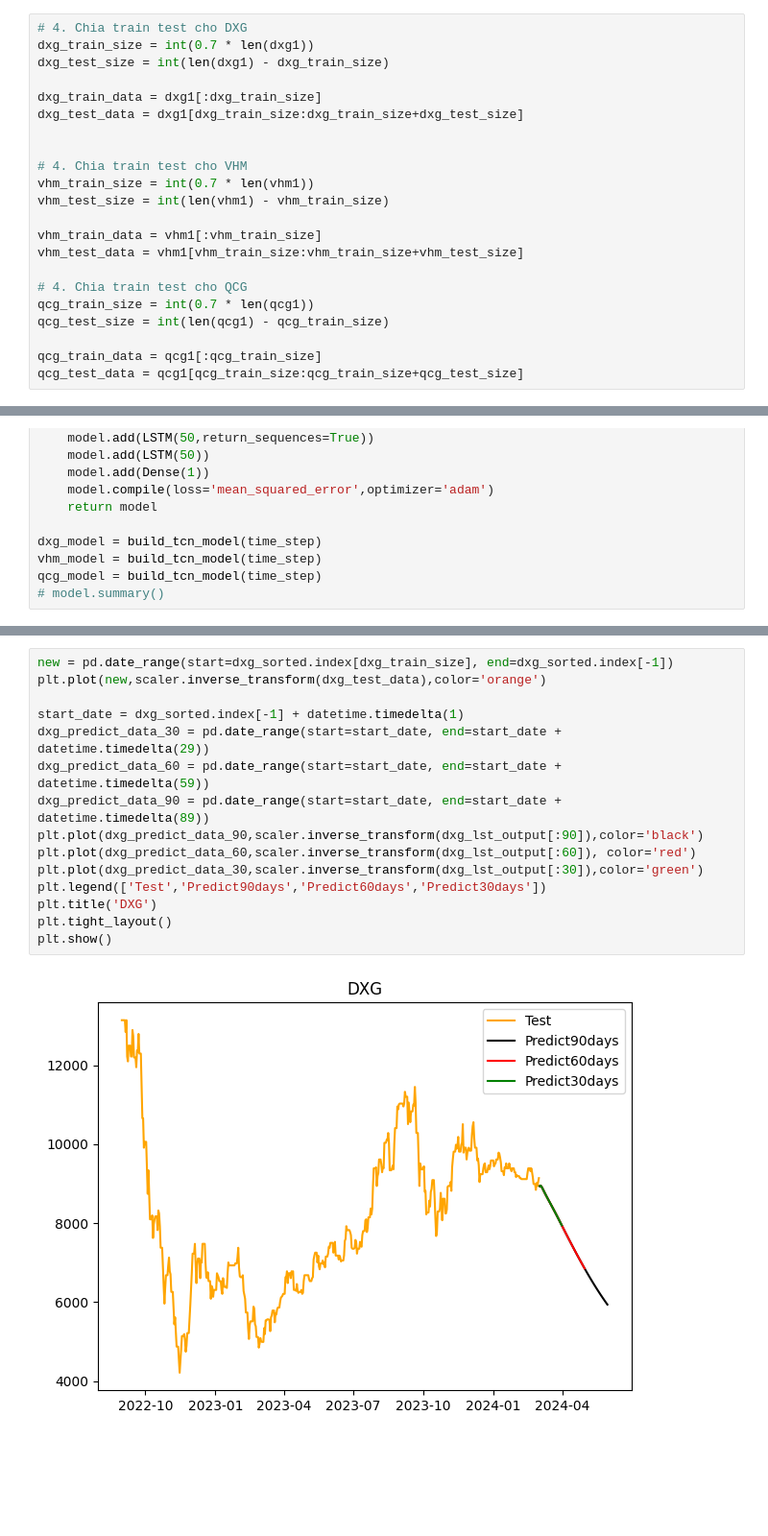
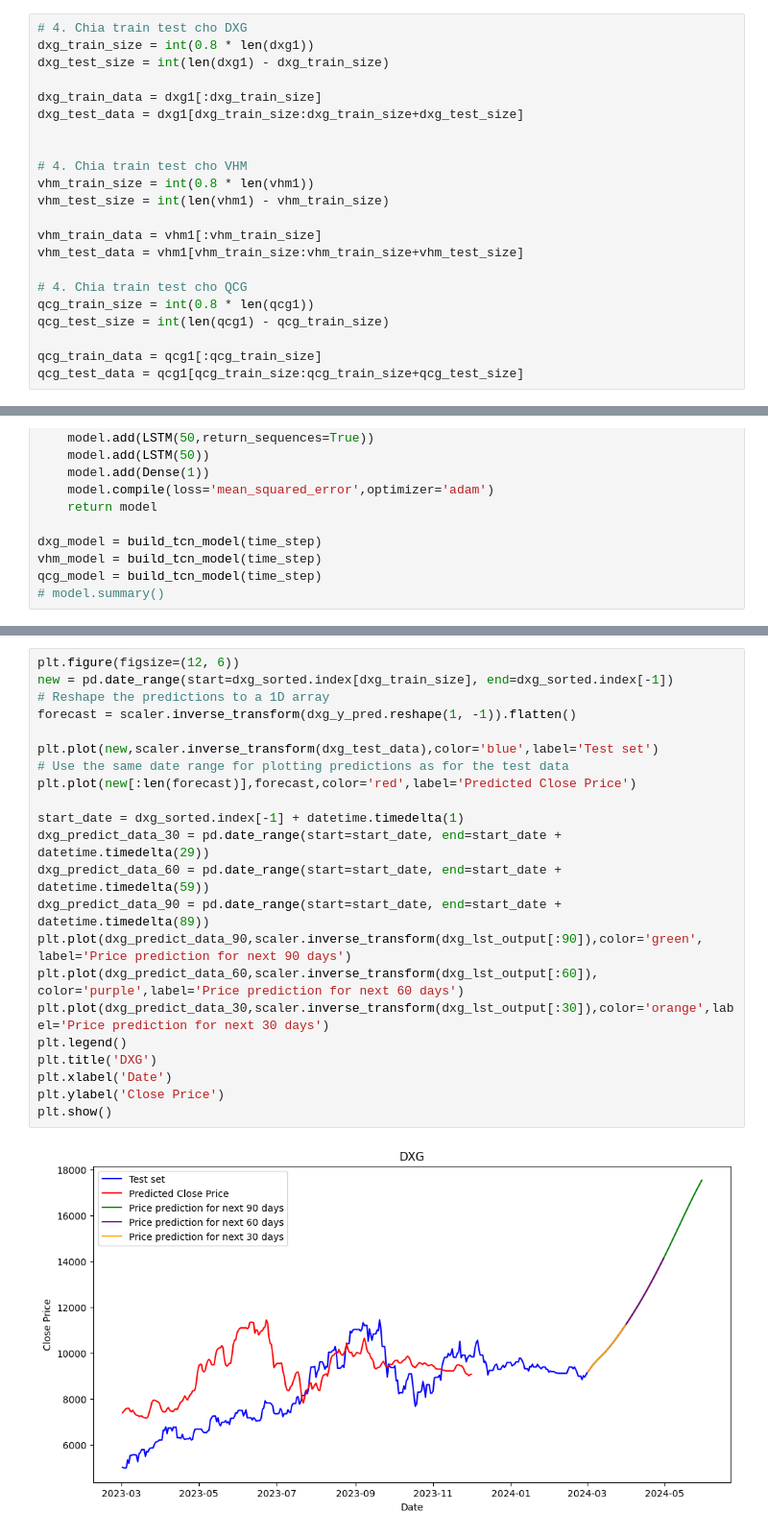
Before and after one commit to cngpc43/IS403.O21.HTCL, a Jupyter notebook: Models/LSTM/LSTM_8_2.ipynb, the cells around one changed output, grey strips where cells are left out. Shown at 96% size. Cells and saved outputs as stored; diff of their text form; blank space fills up the shorter version.

```diff
--- a/Models/LSTM/LSTM_8_2.ipynb
+++ b/Models/LSTM/LSTM_8_2.ipynb
@@ -112,7 +112,7 @@ vhm1=scaler.fit_transform(np.array(vhm1).reshape(-1,1))
 qcg1=scaler.fit_transform(np.array(qcg1).reshape(-1,1))
 # %%
 # 4. Chia train test cho DXG
-dxg_train_size = int(0.7 * len(dxg1))
+dxg_train_size = int(0.8 * len(dxg1))
 dxg_test_size = int(len(dxg1) - dxg_train_size)
 
 dxg_train_data = dxg1[:dxg_train_size]
@@ -120,14 +120,14 @@ dxg_test_data = dxg1[dxg_train_size:dxg_train_size+dxg_test_size]
 
 
 # 4. Chia train test cho VHM
-vhm_train_size = int(0.7 * len(vhm1))
+vhm_train_size = int(0.8 * len(vhm1))
 vhm_test_size = int(len(vhm1) - vhm_train_size)
 
 vhm_train_data = vhm1[:vhm_train_size]
 vhm_test_data = vhm1[vhm_train_size:vhm_train_size+vhm_test_size]
 
 # 4. Chia train test cho QCG
-qcg_train_size = int(0.7 * len(qcg1))
+qcg_train_size = int(0.8 * len(qcg1))
 qcg_test_size = int(len(qcg1) - qcg_train_size)
 
 qcg_train_data = qcg1[:qcg_train_size]
@@ -404,18 +404,25 @@ print(qcg_lst_output)
 # %%
+plt.figure(figsize=(12, 6))
 new = pd.date_range(start=dxg_sorted.index[dxg_train_size], end=dxg_sorted.index[-1])
-plt.plot(new,scaler.inverse_transform(dxg_test_data),color='orange')
+# Reshape the predictions to a 1D array
+forecast = scaler.inverse_transform(dxg_y_pred.reshape(1, -1)).flatten()
+
+plt.plot(new,scaler.inverse_transform(dxg_test_data),color='blue',label='Test set')
+# Use the same date range for plotting predictions as for the test data
+plt.plot(new[:len(forecast)],forecast,color='red',label='Predicted Close Price')
 
 start_date = dxg_sorted.index[-1] + datetime.timedelta(1)
 dxg_predict_data_30 = pd.date_range(start=start_date, end=start_date + datetime.timedelta(29))
 dxg_predict_data_60 = pd.date_range(start=start_date, end=start_date + datetime.timedelta(59))
 dxg_predict_data_90 = pd.date_range(start=start_date, end=start_date + datetime.timedelta(89))
-plt.plot(dxg_predict_data_90,scaler.inverse_transform(dxg_lst_output[:90]),color='black')
-plt.plot(dxg_predict_data_60,scaler.inverse_transform(dxg_lst_output[:60]), color='red')
-plt.plot(dxg_predict_data_30,scaler.inverse_transform(dxg_lst_output[:30]),color='green')
-plt.legend(['Test','Predict90days','Predict60days','Predict30days'])
+plt.plot(dxg_predict_data_90,scaler.inverse_transform(dxg_lst_output[:90]),color='green', label='Price prediction for next 90 days')
+plt.plot(dxg_predict_data_60,scaler.inverse_transform(dxg_lst_output[:60]), color='purple',label='Price prediction for next 60 days')
+plt.plot(dxg_predict_data_30,scaler.inverse_transform(dxg_lst_output[:30]),color='orange',label='Price prediction for next 30 days')
+plt.legend()
 plt.title('DXG')
-plt.tight_layout()
+plt.xlabel('Date')
+plt.ylabel('Close Price')
 plt.show()
 # %% [output]
-[figure, old version]
+[figure, new version]
 # %%
```
Also changed, not shown: parts of 8 cells of this notebook, 14 other files.
